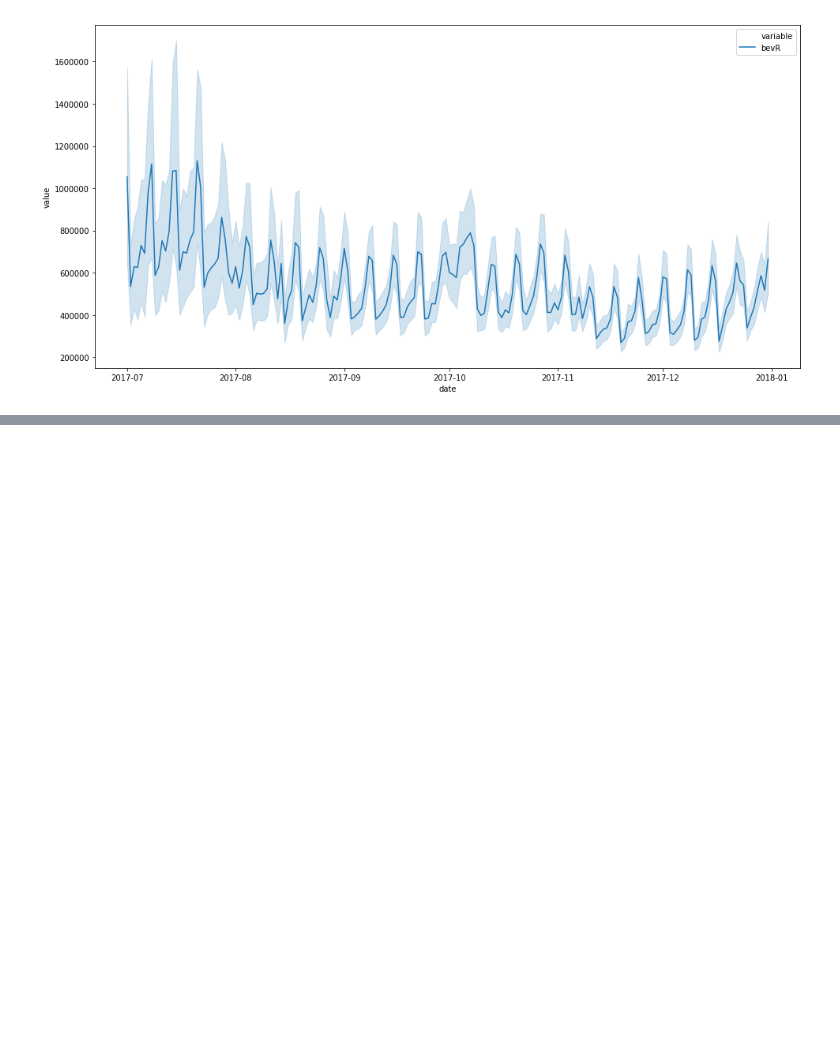
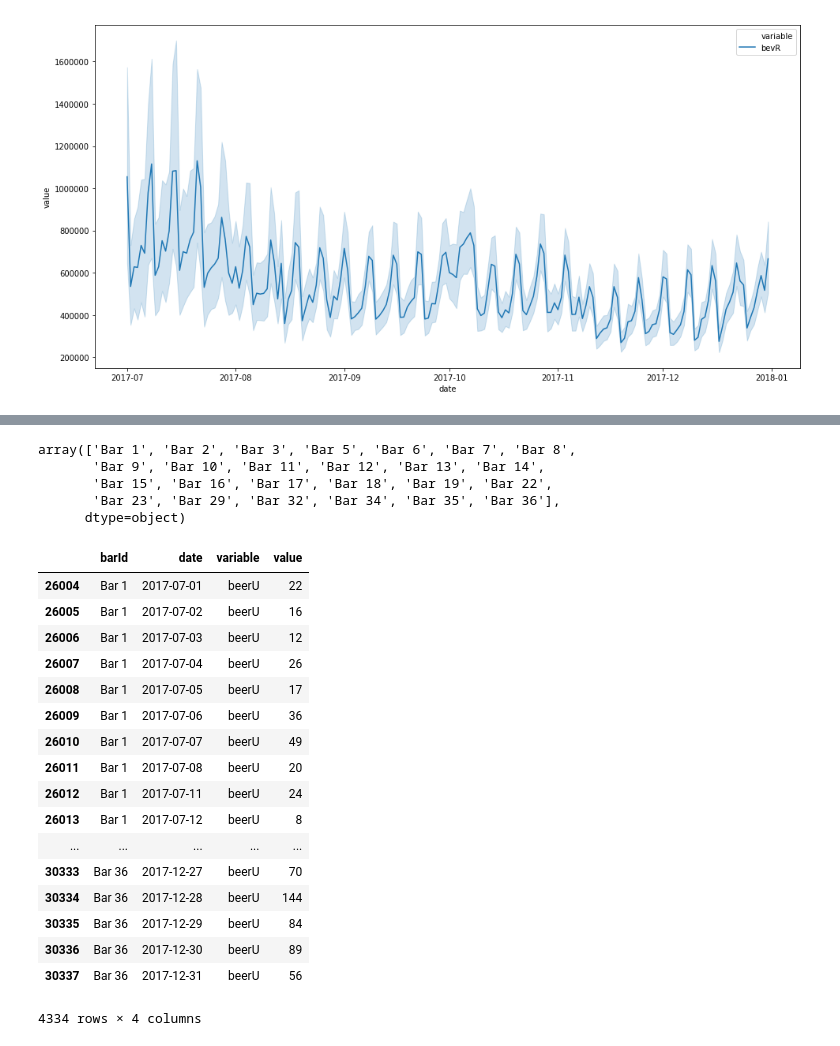
Before and after one commit to kookoowaa/Projects, a Jupyter notebook: WB project/clustering.ipynb, the cells around one changed output, grey strips where cells are left out. Saved outputs shown, nothing was run; the diff lists cells and outputs as text; code cells hidden in the pictures; blank space fills up the shorter version.

```diff
--- a/WB project/clustering.ipynb
+++ b/WB project/clustering.ipynb
@@ -135,0 +178,31 @@ sns.lineplot(data=dataLong[dataLong['variable'].isin(['bevR'])], x = 'date', y='
+# %%
+b = data[data.date=='2017-07-01'].barId.unique()
+b
+# %% [output]
+array(['Bar 1', 'Bar 2', 'Bar 3', 'Bar 5', 'Bar 6', 'Bar 7', 'Bar 8',
+       'Bar 9', 'Bar 10', 'Bar 11', 'Bar 12', 'Bar 13', 'Bar 14',
+       'Bar 15', 'Bar 16', 'Bar 17', 'Bar 18', 'Bar 19', 'Bar 22',
+       'Bar 23', 'Bar 29', 'Bar 32', 'Bar 34', 'Bar 35', 'Bar 36'],
+      dtype=object)
+# %%
+d = data[data.barId.isin(b)].melt(['barId', 'date'])
+d[d['variable']=='beerU']
+# %% [output]
+|  | barId | date | variable | value |
+| 26004 | Bar 1 | 2017-07-01 | beerU | 22 |
+| 26005 | Bar 1 | 2017-07-02 | beerU | 16 |
+| 26006 | Bar 1 | 2017-07-03 | beerU | 12 |
+| 26007 | Bar 1 | 2017-07-04 | beerU | 26 |
+| 26008 | Bar 1 | 2017-07-05 | beerU | 17 |
+| 26009 | Bar 1 | 2017-07-06 | beerU | 36 |
+| 26010 | Bar 1 | 2017-07-07 | beerU | 49 |
+| 26011 | Bar 1 | 2017-07-08 | beerU | 20 |
+| 26012 | Bar 1 | 2017-07-11 | beerU | 24 |
+| 26013 | Bar 1 | 2017-07-12 | beerU | 8 |
+| ... | ... | ... | ... | ... |
+| 30333 | Bar 36 | 2017-12-27 | beerU | 70 |
+| 30334 | Bar 36 | 2017-12-28 | beerU | 144 |
+| 30335 | Bar 36 | 2017-12-29 | beerU | 84 |
+| 30336 | Bar 36 | 2017-12-30 | beerU | 89 |
+| 30337 | Bar 36 | 2017-12-31 | beerU | 56 |
+4334 rows × 4 columns
```
Also changed, not shown: parts of 3 cells of this notebook, 4 other files.
